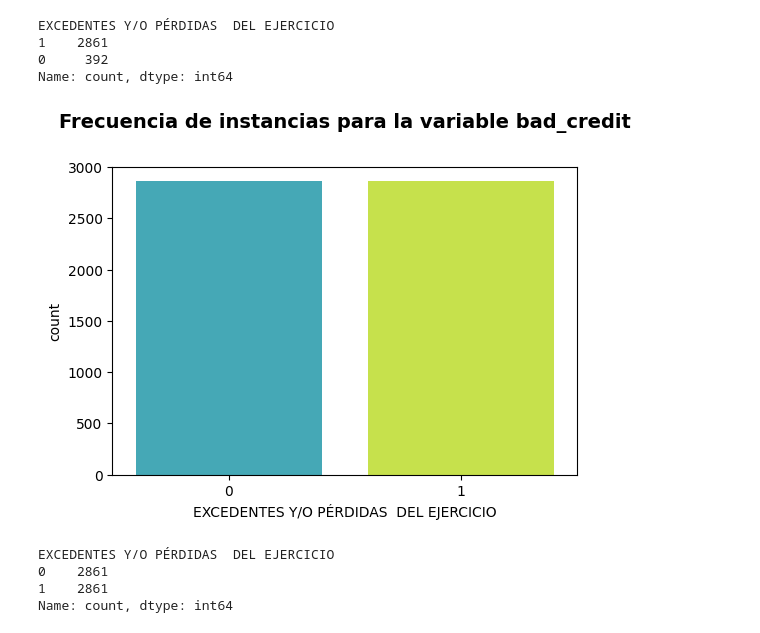
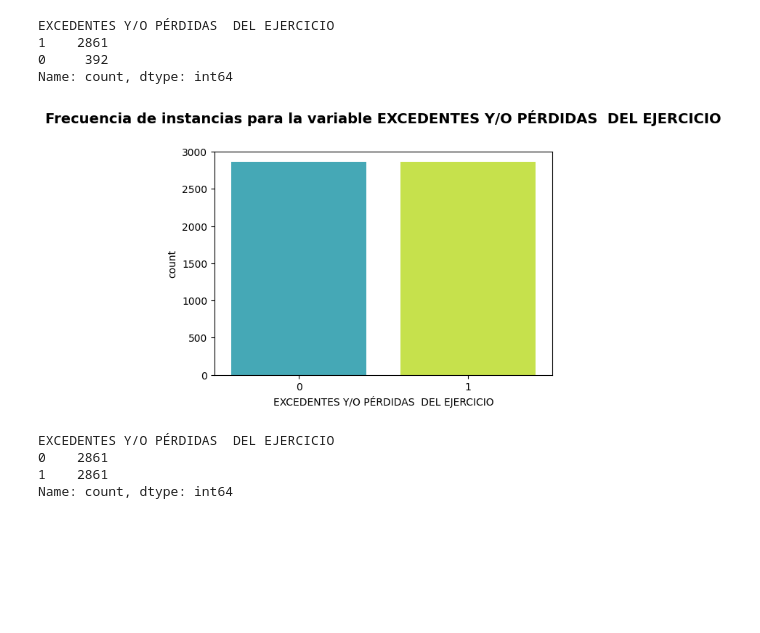
Before and after one commit to mannyctg/Machine-Learning-1, a Jupyter notebook: cleaned_data_F.ipynb, the cells around one changed output. Drawn from its saved outputs; the diff is of its cells as text; code cells hidden in the pictures; blank space fills up the shorter version.

```diff
--- a/cleaned_data_F.ipynb
+++ b/cleaned_data_F.ipynb
@@ -428,9 +428,9 @@ df_balanced = pd.concat([df1, df2], axis=1)
 
 df = df_balanced
 # %%
-multiple_plot(1, df , None, 'EXCEDENTES Y/O PÉRDIDAS  DEL EJERCICIO', 'countplot', 'Frecuencia de instancias para la variable bad_credit',0)
+multiple_plot(1, df , None, 'EXCEDENTES Y/O PÉRDIDAS  DEL EJERCICIO', 'countplot', 'Frecuencia de instancias para la variable EXCEDENTES Y/O PÉRDIDAS  DEL EJERCICIO',0)
 # %% [output]
-[figure, old version]
+[figure, new version]
 # %%
 df['EXCEDENTES Y/O PÉRDIDAS  DEL EJERCICIO'].value_counts()
 # %% [output]
```
Also changed, not shown: parts of 3 cells of this notebook.
